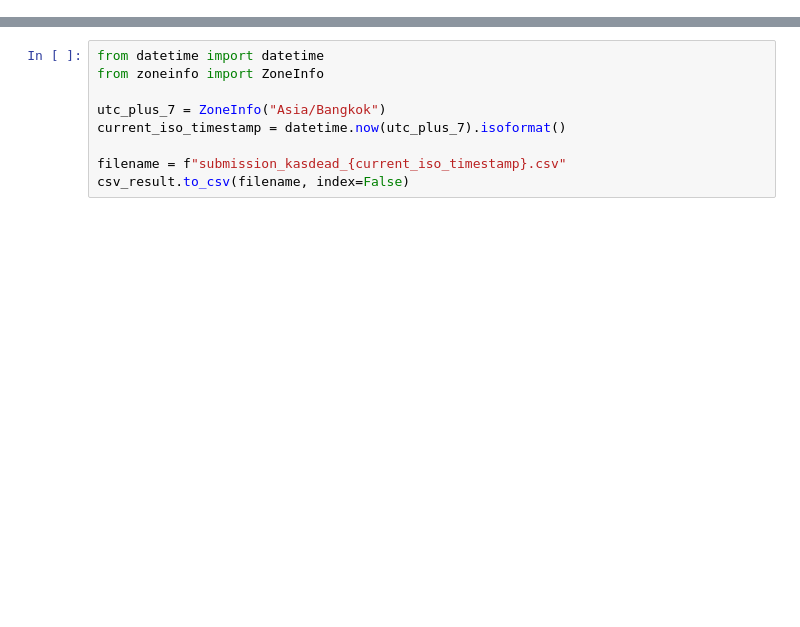
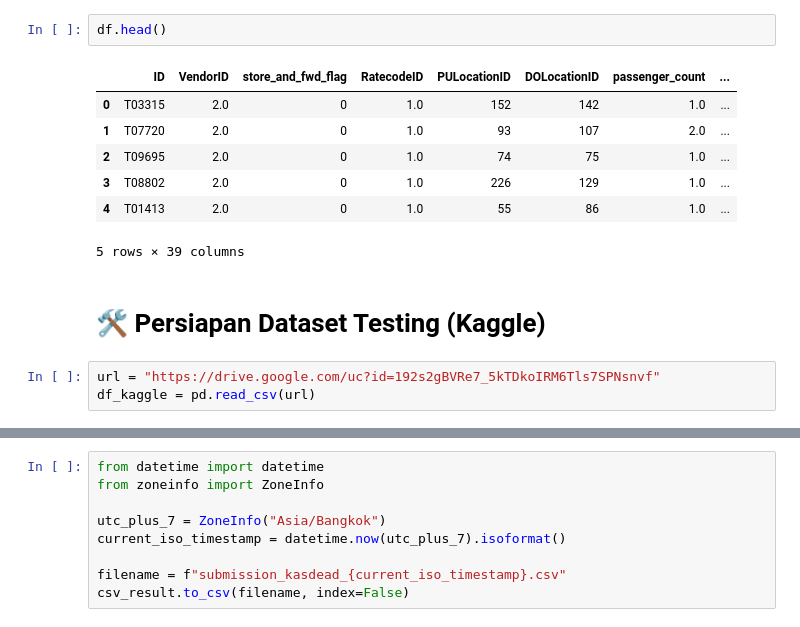
Before and after one commit to kasdead-4432/kasdead, a Jupyter notebook: icha-regress-catboost.ipynb, the cells around one changed output, grey strips where cells are left out. Cells and saved outputs as stored; diff of their text form; blank space fills up the shorter version.

```diff
--- a/icha-regress-catboost.ipynb
+++ b/icha-regress-catboost.ipynb
@@ -178,0 +220,15 @@ random_search = RandomizedSearchCV(estimator=model, param_distributions=param_gr
+# %%
+df.head()
+# %% [output]
+|  | ID | VendorID | store_and_fwd_flag | RatecodeID | PULocationID | DOLocationID | passenger_count | ... |
+| 0 | T03315 | 2.0 | 0 | 1.0 | 152 | 142 | 1.0 | ... |
+| 1 | T07720 | 2.0 | 0 | 1.0 | 93 | 107 | 2.0 | ... |
+| 2 | T09695 | 2.0 | 0 | 1.0 | 74 | 75 | 1.0 | ... |
+| 3 | T08802 | 2.0 | 0 | 1.0 | 226 | 129 | 1.0 | ... |
+| 4 | T01413 | 2.0 | 0 | 1.0 | 55 | 86 | 1.0 | ... |
+5 rows × 39 columns
+# %% [markdown]
+# 🛠️ Persiapan Dataset Testing (Kaggle)
+# %%
+url = "https://drive.google.com/uc?id=192s2gBVRe7_5kTDkoIRM6Tls7SPNsnvf"
+df_kaggle = pd.read_csv(url)
```
Also changed, not shown: parts of 115 cells of this notebook.
